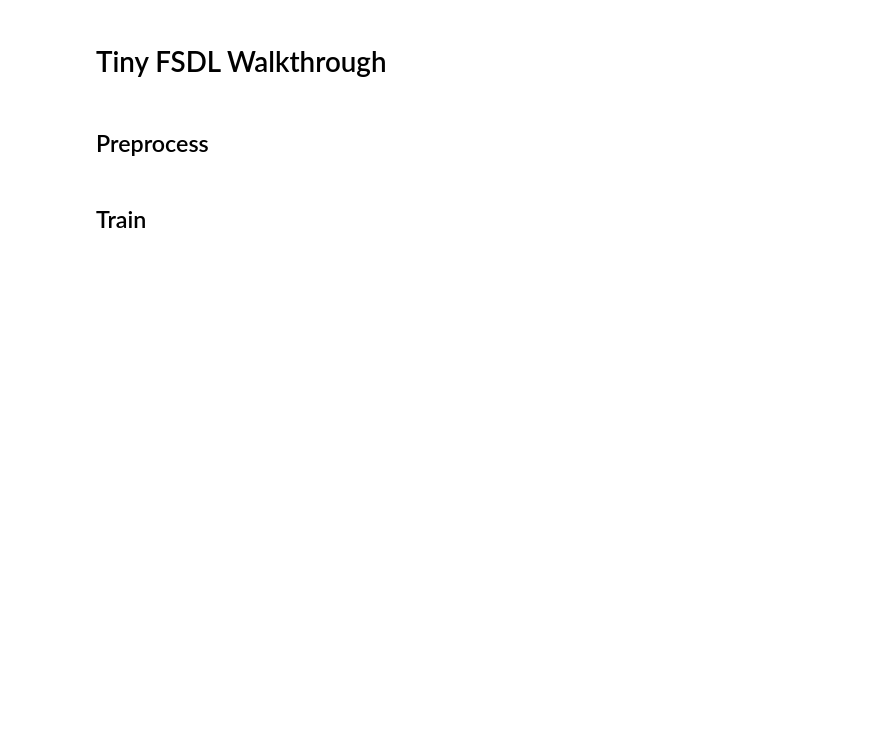
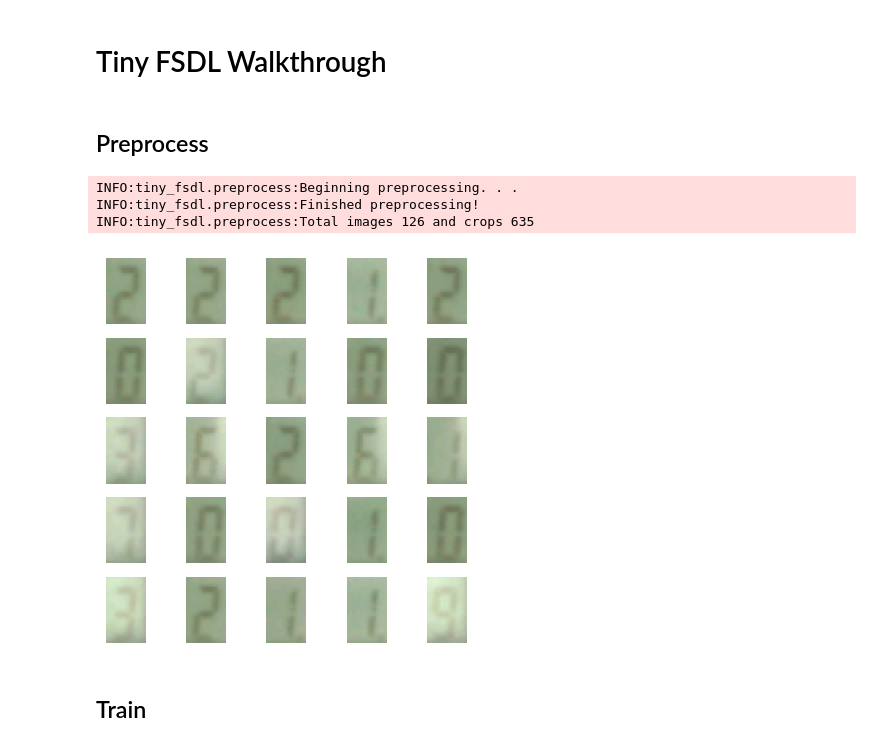
Before and after one commit to gigwegbe/tiny-fsdl, a Jupyter notebook: ml/notebook/walkthrough.ipynb, the cells around one changed output. Drawn from its saved outputs; the diff is of its cells as text; code cells hidden in the pictures; blank space fills up the shorter version.

```diff
--- a/ml/notebook/walkthrough.ipynb
+++ b/ml/notebook/walkthrough.ipynb
@@ -3,11 +3,20 @@
 # %% [markdown]
 ## Preprocess
 # %%
-from tiny_fsdl import Preprocess
+import logging
+import os
+import random
+
+import cv2
+import matplotlib.pyplot as plt
+
+from tiny_fsdl.preprocess import Preprocess
 
 
-input_dir = "./ml/data/raw_images/data1"
-output_dir = "./ml/data/processed_images/data1"
+logging.basicConfig(level=logging.INFO)
+
+prep_in_dir = "../data/raw_images/data1"
+prep_out_dir = "../data/processed_images/data1"
 
 # Relative locations
 y = 11
@@ -19,13 +28,28 @@ x_before = 46
 x_after = 89
 
 preprocess = Preprocess(y, w, h)
-preprocess.start(
-    input_dir=input_dir,
-    output_dir=output_dir,
+preprocess.process_dir(
+    input_dir=prep_in_dir,
+    output_dir=prep_out_dir,
     digits_before=digits_before,
     digits_after=digits_after,
     x_before=x_before,
     x_after=x_after,
 )
+# %% [output]
+INFO:tiny_fsdl.preprocess:Beginning preprocessing. . .
+INFO:tiny_fsdl.preprocess:Finished preprocessing!
+INFO:tiny_fsdl.preprocess:Total images 126 and crops 635
+# %%
+plt.figure(figsize=(5,5)) # specifying the overall grid size
+for i in range(25):
+    img_path = random.choice(os.listdir(prep_out_dir))
+    img = cv2.imread(os.path.join(prep_out_dir, img_path))
+    plt.subplot(5,5,i+1)    # the number of images in the grid is 5*5 (25)
+    plt.axis('off')
+    plt.imshow(img)
+plt.show()
+# %% [output]
+[figure, added]
 # %% [markdown]
 ## Train
```
Also changed, not shown: parts of 5 cells of this notebook, 3 other files.
